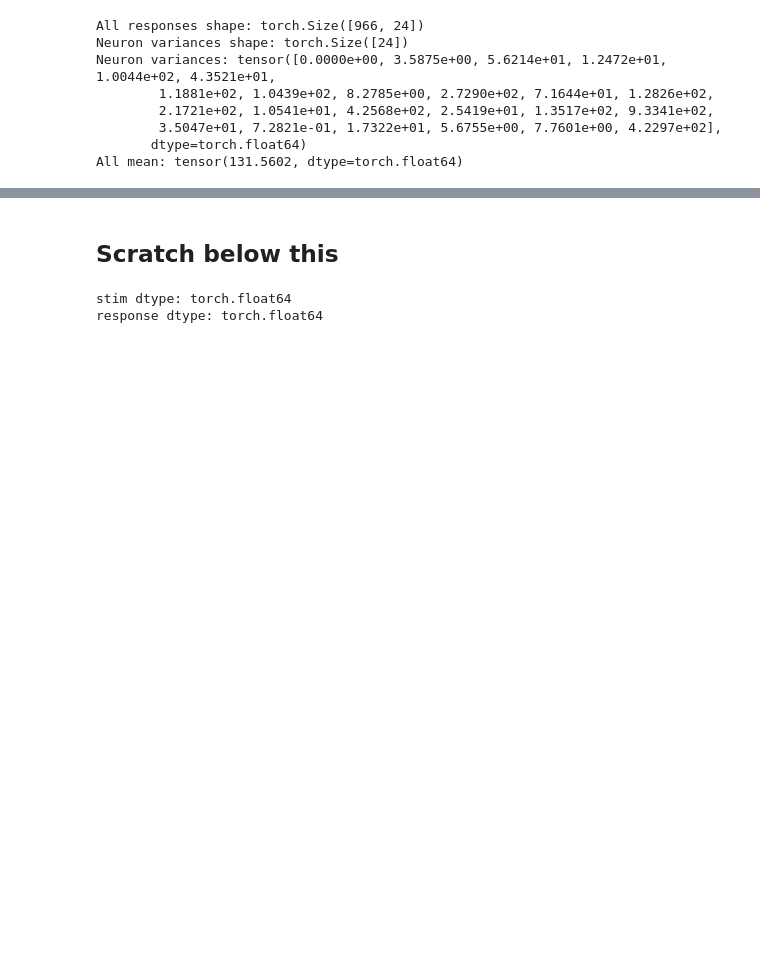
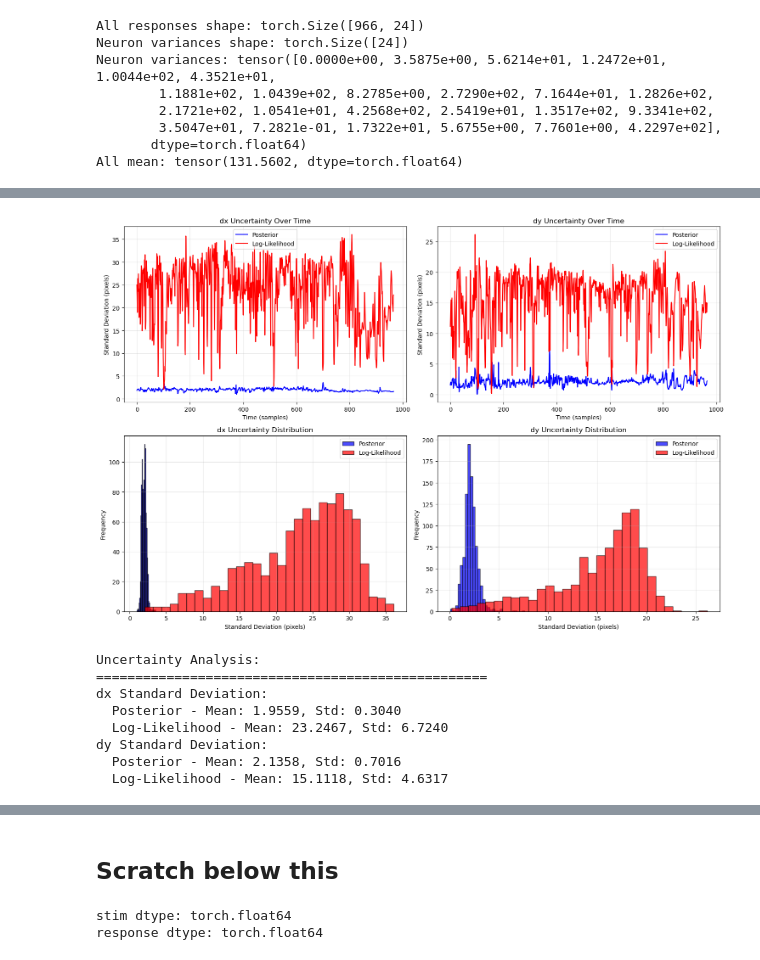
Before and after one commit to sunnyliu1220/latent-gaze, a Jupyter notebook: stats320_final_proj.ipynb, the cells around one changed output, grey strips where cells are left out. Saved outputs shown, nothing was run; the diff lists cells and outputs as text; code cells hidden in the pictures; blank space fills up the shorter version.

Commit message:
Code at submission. Data is too large to include.

```diff
--- a/stats320_final_proj.ipynb
+++ b/stats320_final_proj.ipynb
@@ -451,0 +754,17 @@ E-step 4: Max=-3.29, Mean=-21.46, Std=10.71
+# %%
+with h5.File(h5_filepath, 'r') as f:
+    # Extract series and epoch from test_series
+    series_epoch = test_series[0]  # 'series_008/epoch_001'
+    series_name, epoch_name = series_epoch.split('/')
+
+    print(f"Examining test series: {series_name}, epoch: {epoch_name}")
+
+    # Navigate to the specific series/epoch and print all signal keys
+    epoch_group = f['data'][series_name][epoch_name]
+    signals = epoch_group['signals']
+    print(f"\nSignals available:")
+    for signal_key in signals.keys():
+        print(f"  {signal_key}: shape={signals[signal_key].shape}, dtype={signals[signal_key].dtype}")
+    # Obtain dx and dy and store in a tensor
+    dx = torch.tensor(signals['dx'][:], device=device, dtype=torch.float32)
+    dy = torch.tensor(signals['dy'][:], device=device, dtype=torch.float32)
@@ -451,0 +1109,60 @@ E-step 4: Max=-3.29, Mean=-21.46, Std=10.71
+# %%
+# Create uncertainty analysis plots
+fig, axes = plt.subplots(2, 2, figsize=(15, 10))
+
+# Plot standard deviations over time
+axes[0, 0].plot(time_points, std_x_posterior, 'b-', label='Posterior', linewidth=1.5)
+axes[0, 0].plot(time_points, std_x_lkhd, 'r-', label='Log-Likelihood', linewidth=1.5)
+axes[0, 0].set_xlabel('Time (samples)')
+axes[0, 0].set_ylabel('Standard Deviation (pixels)')
+axes[0, 0].set_title('dx Uncertainty Over Time')
+axes[0, 0].legend()
+axes[0, 0].grid(True, alpha=0.3)
+
+axes[0, 1].plot(time_points, std_y_posterior, 'b-', label='Posterior', linewidth=1.5)
+axes[0, 1].plot(time_points, std_y_lkhd, 'r-', label='Log-Likelihood', linewidth=1.5)
+axes[0, 1].set_xlabel('Time (samples)')
+axes[0, 1].set_ylabel('Standard Deviation (pixels)')
+axes[0, 1].set_title('dy Uncertainty Over Time')
+axes[0, 1].legend()
+axes[0, 1].grid(True, alpha=0.3)
+
+# Histogram of uncertainties
+axes[1, 0].hist(std_x_posterior, bins=30, alpha=0.7, label='Posterior', color='blue', edgecolor='black')
+axes[1, 0].hist(std_x_lkhd, bins=30, alpha=0.7, label='Log-Likelihood', color='red', edgecolor='black')
+axes[1, 0].set_xlabel('Standard Deviation (pixels)')
+axes[1, 0].set_ylabel('Frequency')
+axes[1, 0].set_title('dx Uncertainty Distribution')
+axes[1, 0].legend()
+axes[1, 0].grid(True, alpha=0.3)
+
+axes[1, 1].hist(std_y_posterior, bins=30, alpha=0.7, label='Posterior', color='blue', edgecolor='black')
+axes[1, 1].hist(std_y_lkhd, bins=30, alpha=0.7, label='Log-Likelihood', color='red', edgecolor='black')
+axes[1, 1].set_xlabel('Standard Deviation (pixels)')
+axes[1, 1].set_ylabel('Frequency')
+axes[1, 1].set_title('dy Uncertainty Distribution')
+axes[1, 1].legend()
+axes[1, 1].grid(True, alpha=0.3)
+
+plt.tight_layout()
+plt.show()
+
+# Print uncertainty statistics
+print("\nUncertainty Analysis:")
+print("=" * 50)
+print(f"dx Standard Deviation:")
+print(f"  Posterior - Mean: {np.mean(std_x_posterior):.4f}, Std: {np.std(std_x_posterior):.4f}")
+print(f"  Log-Likelihood - Mean: {np.mean(std_x_lkhd):.4f}, Std: {np.std(std_x_lkhd):.4f}")
+print(f"dy Standard Deviation:")
+print(f"  Posterior - Mean: {np.mean(std_y_posterior):.4f}, Std: {np.std(std_y_posterior):.4f}")
+print(f"  Log-Likelihood - Mean: {np.mean(std_y_lkhd):.4f}, Std: {np.std(std_y_lkhd):.4f}")
+# %% [output]
+[figure, added]
+Uncertainty Analysis:
+==================================================
+dx Standard Deviation:
+  Posterior - Mean: 1.9559, Std: 0.3040
+  Log-Likelihood - Mean: 23.2467, Std: 6.7240
+dy Standard Deviation:
+  Posterior - Mean: 2.1358, Std: 0.7016
+  Log-Likelihood - Mean: 15.1118, Std: 4.6317
```
Also changed, not shown: parts of 19 cells of this notebook, 1 other file.
